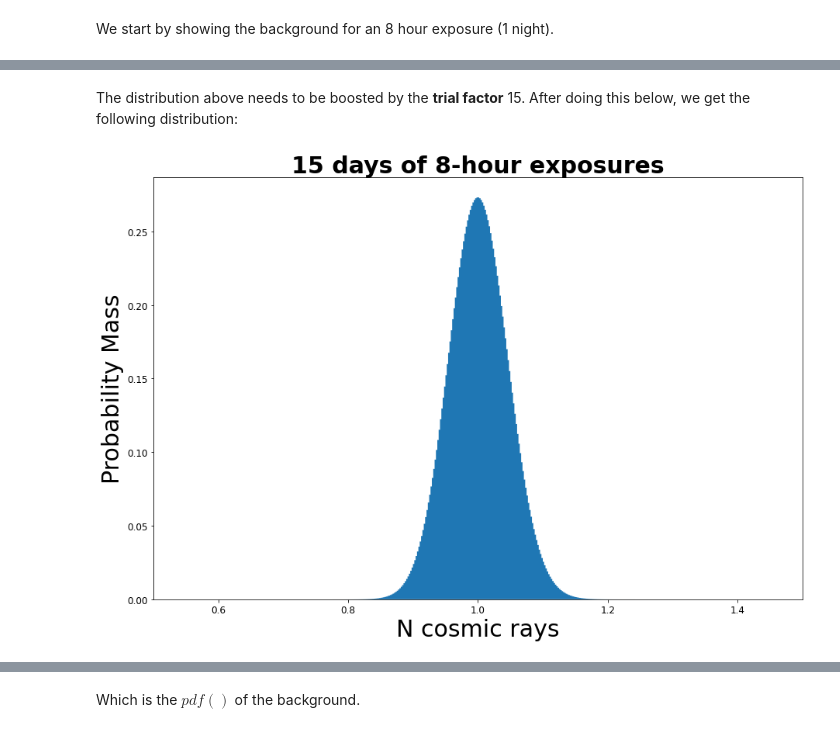
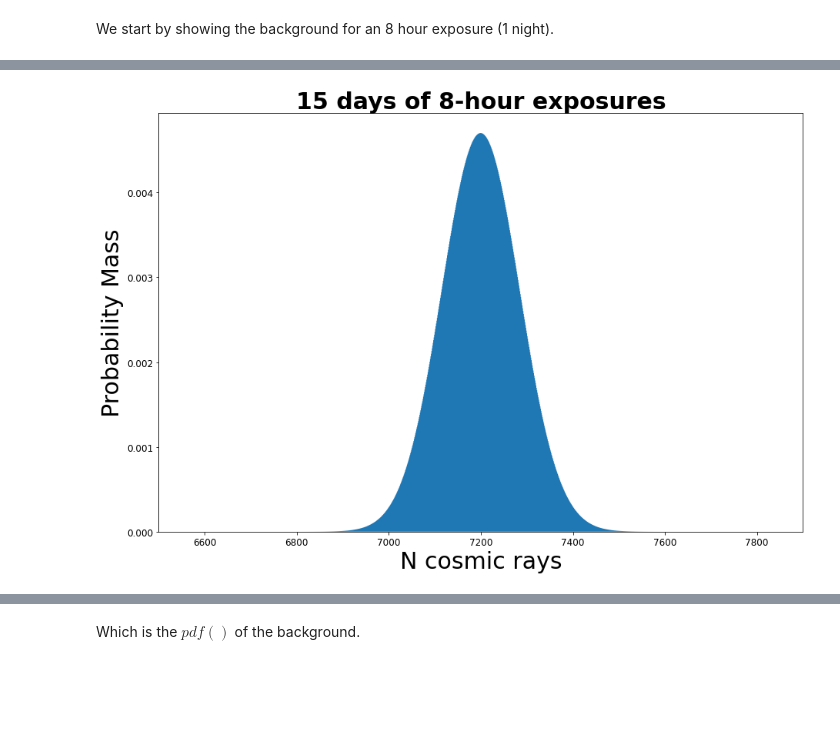
Before and after one commit to SOLHAUG13/Phys434_Autumn2021, a Jupyter notebook: Lab3/Lab3.ipynb, the cells around one changed output, grey strips where cells are left out. Cells and saved outputs as stored; diff of their text form; code cells hidden in the pictures; blank space fills up the shorter version.

```diff
--- a/Lab3/Lab3.ipynb
+++ b/Lab3/Lab3.ipynb
@@ -266,14 +251,15 @@ We will let $S = 6800$.
 # %% [markdown]
 We start by showing the background for an 8 hour exposure (1 night).
 # %%
-N = 480
-trials = 15
+N = 7200
+trials = 1
 mu = 1
 resolution = 1
 
 background = stats.poisson(mu*N)
 
-xmin, xmax = (0, 1000)
+xmin, xmax = (6000, 8000)
 x = np.arange(xmin, xmax+1, resolution)
 cx = np.arange(xmin, xmax+1, resolution/N)
-cxstairs = (np.arange(xmin, xmax+1+0.5*resolution/N, resolution) - 0.5*resolution/N)/N
+# cxstairs = (np.arange(xmin, xmax+1+0.5*resolution/N, resolution) - 0.5*resolution/N)/N
+cxstairs = (np.arange(xmin, xmax+1+0.5*resolution, resolution) - 0.5*resolution)
@@ -291,13 +266,11 @@ plt.show()
-# %% [markdown]
-The distribution above needs to be boosted by the **trial factor** 15. After doing this below, we get the following distribution:
 # %%
 fig, ax = plt.subplots(1, 1)
 plt.tick_params(labelsize = lsize/2)
-ax.stairs(background.pmf(x)*trials, cxstairs, fill=True)
-ax.set_xlim([0.5, 1.5])
+ax.stairs(background.pmf(x), cxstairs, fill=True)
+ax.set_xlim([6500, 7900])
 ax.set_xlabel('N cosmic rays', fontsize = fsize)
 ax.set_ylabel('Probability Mass', fontsize = fsize)
 ax.set_title('15 days of 8-hour exposures', fontsize = fsize, fontweight = 'bold')
 plt.show()
 # %% [output]
-[figure, old version]
+[figure, new version]
```
Also changed, not shown: parts of 17 cells of this notebook.
